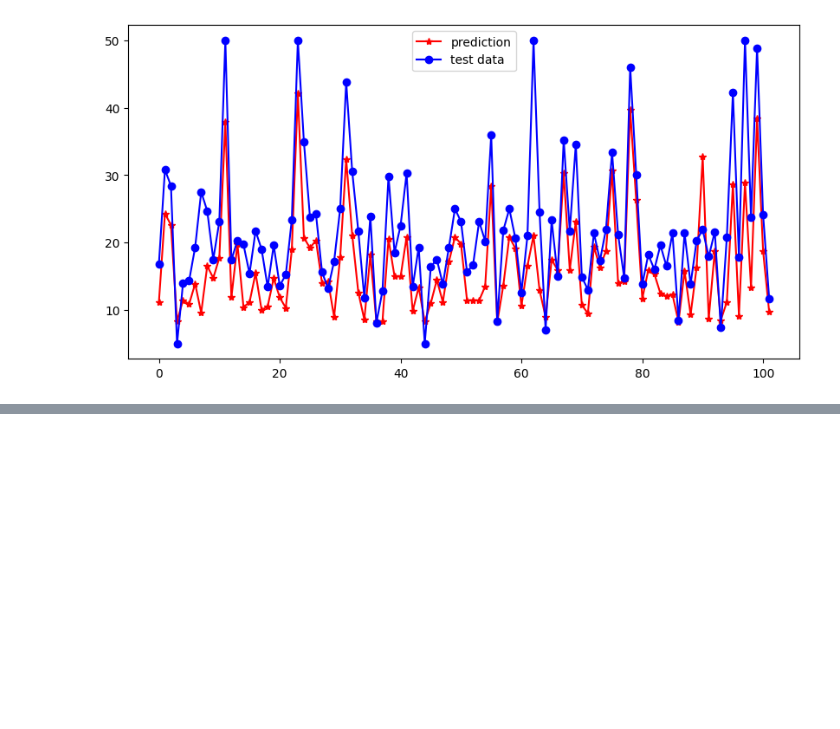
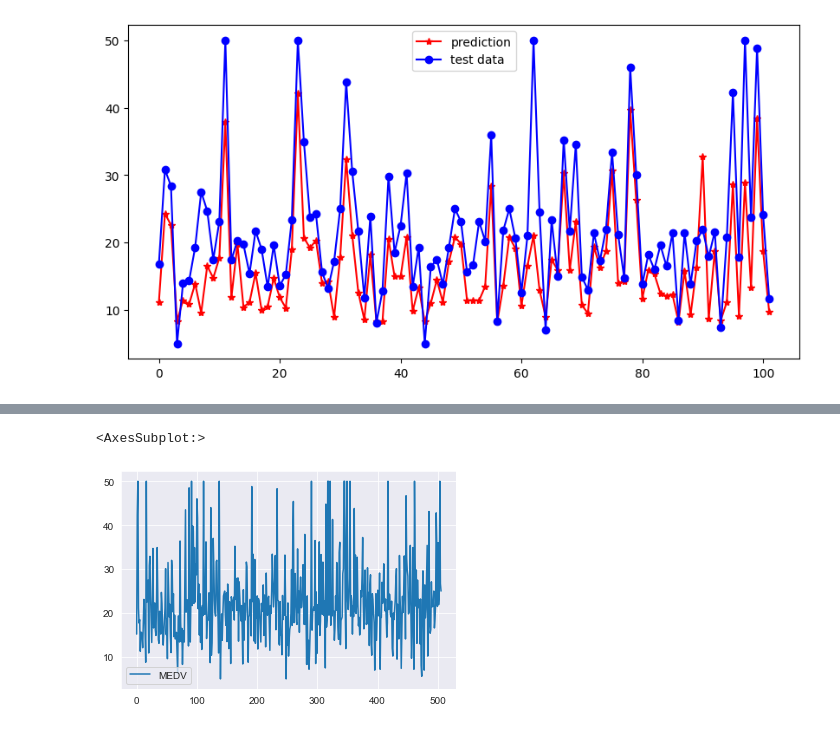
Before and after one commit to anarosaura/Tarea4_Haces_Zamarron, a Jupyter notebook: Tarea_4 (JM_Haces y AR_Zamarron).ipynb, the cells around one changed output, grey strips where cells are left out. Cells and saved outputs as stored; diff of their text form; code cells hidden in the pictures; blank space fills up the shorter version.

```diff
--- a/Tarea_4 (JM_Haces y AR_Zamarron).ipynb
+++ b/Tarea_4 (JM_Haces y AR_Zamarron).ipynb
@@ -338,0 +404,7 @@ Código de solución estudiante 2
+# %%
+# Serie de tiempo de la variable de respuesta
+output_col = ['MEDV']
+data[output_col].plot()
+# %% [output]
+<AxesSubplot:>
+[figure, added]
```
Also changed, not shown: parts of 26 cells of this notebook.
